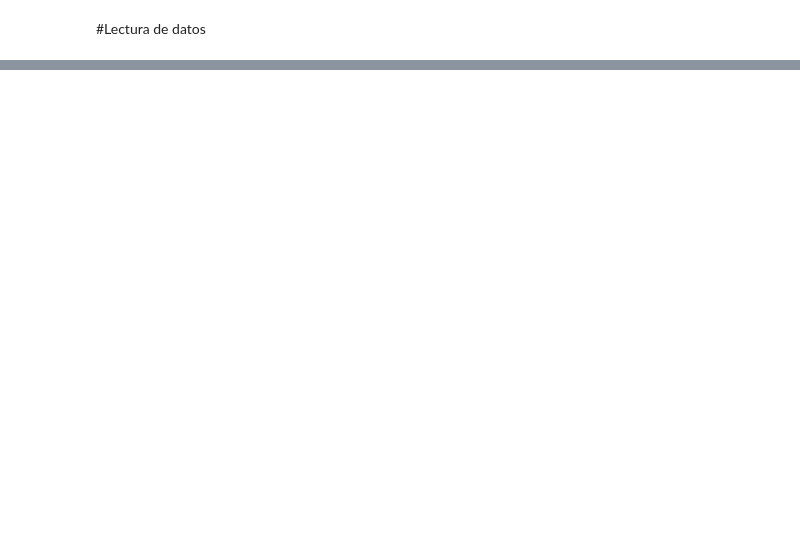
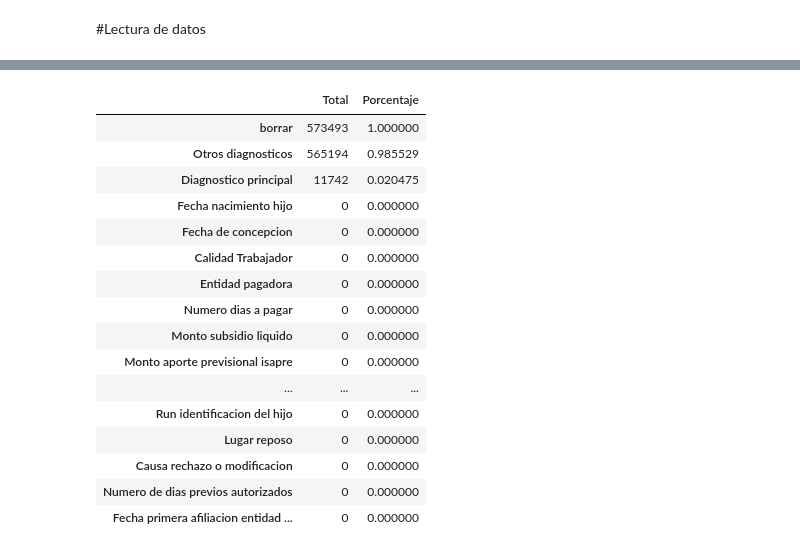
Before and after one commit to RSoto3/MineriaTaller1, a Jupyter notebook: TallerMineria1.ipynb, the cells around one changed output, grey strips where cells are left out. Saved outputs shown, nothing was run; the diff lists cells and outputs as text; code cells hidden in the pictures; blank space fills up the shorter version.

```diff
--- a/TallerMineria1.ipynb
+++ b/TallerMineria1.ipynb
@@ -7,18 +5,21 @@ import pandas as pd
 # %%
 import numpy as np
 import pandas as pd
-# For visualizations
+# Para visualizacion
 import matplotlib.pyplot as plt
-# For regular expressions
+# Para expresiones regulares
 import re
-# For handling string
+# Para manejar strings
 import string
-# For performing mathematical operations
+# Para expresiones matematicas
 import math
 
-# Importing dataset
-df=pd.read_csv('Licencias_Medicas_2022t2.txt', sep = "|")
+from google.colab import drive
+drive.mount('/content/drive')
+
+# importando el DataSet
+df=pd.read_csv('/content/drive/MyDrive/Archivos mineria /Licencias_Medicas_2022t2.txt', sep = "|",names= ['Codigo Isapre','Fecha Informacion','Run Trabajador','Fecha emision licencia','Numero de dias','Fecha inicio reposo','Edad trabajador','Sexo trabajador','Actividad laboral','Ocupacion','Tipo de licencia','Caracteristicas del reposo','Run profesional','Tipo profesional','Tipo licencia segun contraloria','Numero de dias autorizados','Diagnostico principal','Tipo de resolucion','Periodo','Reposo autorizado','Derecho a subsidio','Fecha recepcion isapre','Fecha resolucion isapre','Fecha recepcion empleador','Region','Calidad Trabajador','Entidad pagadora','Numero dias a pagar','Monto subsidio liquido','Monto aporte previsional isapre','Fecha de inicio del pago','Recuperabilidad','Fecha de concepcion','Monto aporte previsional de pensiones','Otros diagnosticos','Run identificacion del hijo','Lugar reposo','Causa rechazo o modificacion','Numero de dias previos autorizados','Fecha primera afiliacion entidad previsional','Fecha contrato de trabajo','Monto base calculo subsidio','Rut Empleador','Fecha nacimiento hijo','borrar'])
 df.isnull().sum()
 print("Shape of data=>",df.shape)
-df.columns = ['Codigo Isapre','Fecha Informacion','Run Trabajador','Fecha emision licencia','Numero de dias','Fecha inicio reposo','Edad trabajador','Sexo trabajador','Actividad laboral','Ocupacion','Tipo de licencia','Caracteristicas del reposo','Run profesional','Tipo profesional','Tipo licencia segun contraloria','Numero de dias autorizados','Diagnostico principal','Tipo de resolucion','Periodo','Reposo autorizado','Derecho a subsidio','Fecha recepcion isapre','Fecha resolucion isapre','Fecha recepcion empleador','Region','Calidad Trabajador','Entidad pagadora','Numero dias a pagar','Monto subsidio liquido','Monto aporte previsional isapre','Fecha de inicio del pago','Recuperabilidad','Fecha de concepcion','Monto aporte previsional de pensiones','Otros diagnosticos','Run identificacion del hijo','Lugar reposo','Causa rechazo o modificacion','Numero de dias previos autorizados','Fecha primera afiliacion entidad previsional','Fecha contrado de trabajo','Monto base calculo subsidio','Rut Empleador','Fecha nacimiento hijo','borrar']
+df2 = df.copy()
 # %% [output]
@@ -26,4 +27,0 @@ Shape of data=> (5526, 45)
-# %%
-df = df.drop('borrar', axis=1)
-df = df.drop('Otros diagnosticos', axis=1)
-df = df[df['Diagnostico principal'].notna()]
@@ -46,3 +51,28 @@ df
+# %%
+# Data faltante con porcentaje:
+
+total = df.isnull().sum().sort_values(ascending = False)
+percent = (df.isnull().sum() / df.isnull().count()).sort_values(ascending = False)
+missing_data = pd.concat([total, percent], axis = 1, keys = ['Total', 'Porcentaje'])
+missing_data.head(20)
+# %% [output]
+|  | Total | Porcentaje |
+| borrar | 573493 | 1.000000 |
+| Otros diagnosticos | 565194 | 0.985529 |
+| Diagnostico principal | 11742 | 0.020475 |
+| Fecha nacimiento hijo | 0 | 0.000000 |
+| Fecha de concepcion | 0 | 0.000000 |
+| Calidad Trabajador | 0 | 0.000000 |
+| Entidad pagadora | 0 | 0.000000 |
+| Numero dias a pagar | 0 | 0.000000 |
+| Monto subsidio liquido | 0 | 0.000000 |
+| Monto aporte previsional isapre | 0 | 0.000000 |
+| ... | ... | ... |
+| Run identificacion del hijo | 0 | 0.000000 |
+| Lugar reposo | 0 | 0.000000 |
+| Causa rechazo o modificacion | 0 | 0.000000 |
+| Numero de dias previos autorizados | 0 | 0.000000 |
+| Fecha primera afiliacion entidad ... | 0 | 0.000000 |
 # %%
 df.isnull().sum()
 # %% [output]
```
Also changed, not shown: parts of 31 cells of this notebook.
